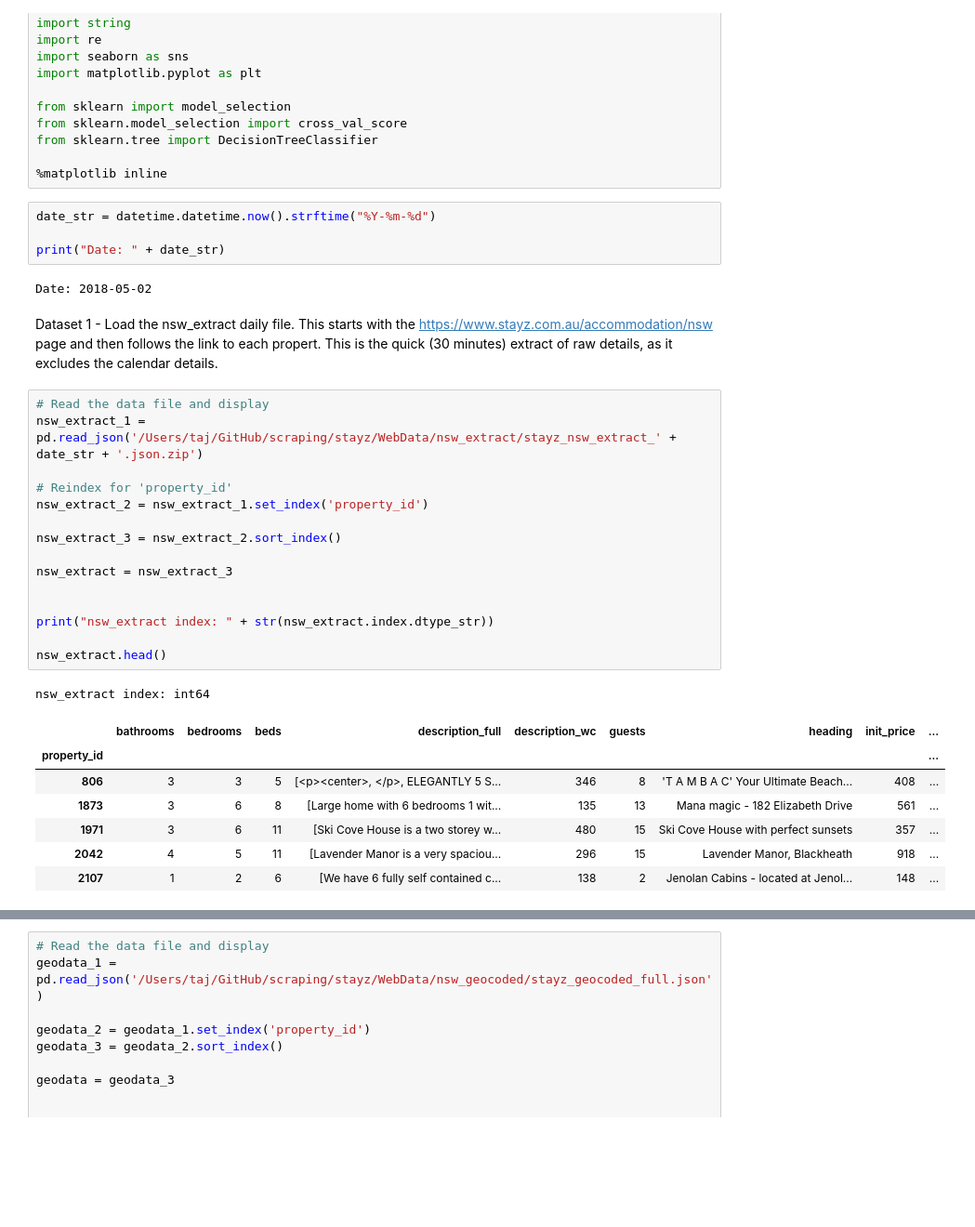
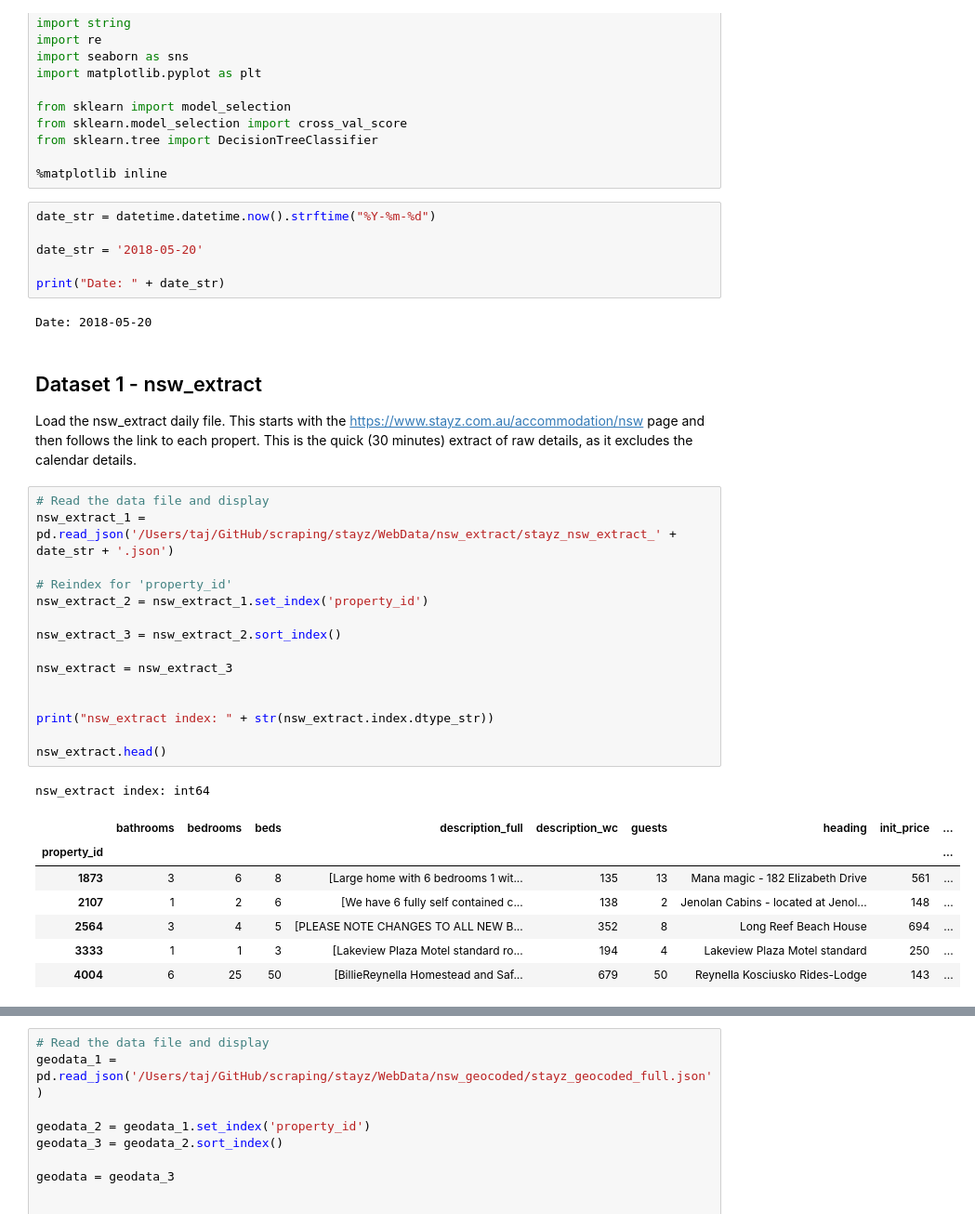
Before and after one commit to Mitoflyboy/scraping, a Jupyter notebook: stayz_analysis/Stayz_Analysis.ipynb, the cells around one changed output, grey strips where cells are left out. Shown: that part at 93% size. Saved outputs shown, nothing was run; the diff lists cells and outputs as text; blank space fills up the shorter version.

```diff
--- a/stayz_analysis/Stayz_Analysis.ipynb
+++ b/stayz_analysis/Stayz_Analysis.ipynb
@@ -33,33 +33,36 @@ from sklearn.tree import DecisionTreeClassifier
 # %%
 date_str = datetime.datetime.now().strftime("%Y-%m-%d")
 
+date_str = '2018-05-20'
+
 print("Date: " + date_str)
 # %% [output]
-Date: 2018-05-02
+Date: 2018-05-20
 # %% [markdown]
-Dataset 1 - Load the nsw_extract daily file. This starts with the https://www.stayz.com.au/accommodation/nsw page and then follows the link to each propert. This is the quick (30 minutes) extract of raw details, as it excludes the calendar details.
+## Dataset 1 - nsw_extract
+Load the nsw_extract daily file. This starts with the https://www.stayz.com.au/accommodation/nsw page and then follows the link to each propert. This is the quick (30 minutes) extract of raw details, as it excludes the calendar details.
 # %%
 # Read the data file and display
-nsw_extract_1 = pd.read_json('/Users/taj/GitHub/scraping/stayz/WebData/nsw_extract/stayz_nsw_extract_' + date_str + '.json.zip')
+nsw_extract_1 = pd.read_json('/Users/taj/GitHub/scraping/stayz/WebData/nsw_extract/stayz_nsw_extract_' + date_str + '.json')
 
 # Reindex for 'property_id'
 nsw_extract_2 = nsw_extract_1.set_index('property_id')
 
 nsw_extract_3 = nsw_extract_2.sort_index()
 
 nsw_extract = nsw_extract_3
 
 
 print("nsw_extract index: " + str(nsw_extract.index.dtype_str))
 
 nsw_extract.head()
 # %% [output]
 nsw_extract index: int64
 |  | bathrooms | bedrooms | beds | description_full | description_wc | guests | heading | init_price | ... |
 | property_id |  |  |  |  |  |  |  |  | ... |
-| 806 | 3 | 3 | 5 | [<p><center>, </p>, ELEGANTLY 5 S... | 346 | 8 | 'T A M B A C' Your Ultimate Beach... | 408 | ... |
 | 1873 | 3 | 6 | 8 | [Large home with 6 bedrooms 1 wit... | 135 | 13 | Mana magic - 182 Elizabeth Drive | 561 | ... |
-| 1971 | 3 | 6 | 11 | [Ski Cove House is a two storey w... | 480 | 15 | Ski Cove House with perfect sunsets | 357 | ... |
-| 2042 | 4 | 5 | 11 | [Lavender Manor is a very spaciou... | 296 | 15 | Lavender Manor, Blackheath | 918 | ... |
 | 2107 | 1 | 2 | 6 | [We have 6 fully self contained c... | 138 | 2 | Jenolan Cabins - located at Jenol... | 148 | ... |
+| 2564 | 3 | 4 | 5 | [PLEASE NOTE CHANGES TO ALL NEW B... | 352 | 8 | Long Reef Beach House | 694 | ... |
+| 3333 | 1 | 1 | 3 | [Lakeview Plaza Motel standard ro... | 194 | 4 | Lakeview Plaza Motel standard | 250 | ... |
+| 4004 | 6 | 25 | 50 | [BillieReynella Homestead and Saf... | 679 | 50 | Reynella Kosciusko Rides-Lodge | 143 | ... |
 # %% [markdown]
```
Also changed, not shown: parts of 30 cells of this notebook, 6 other files.
